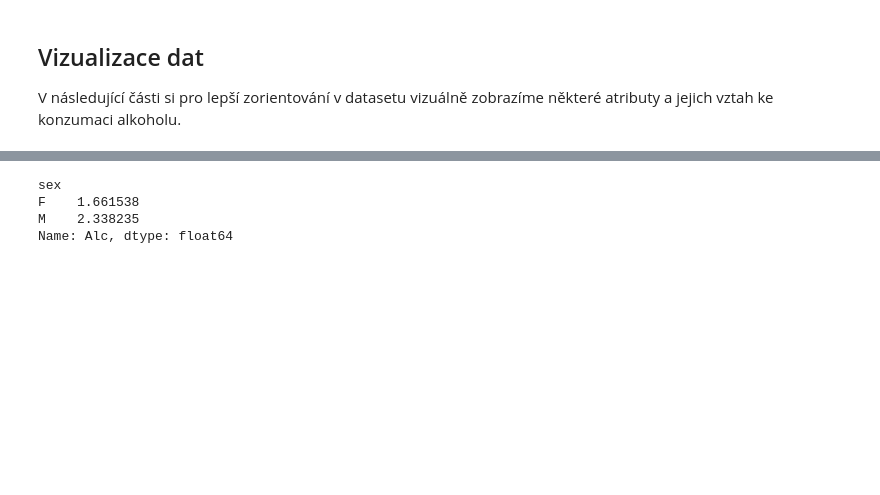
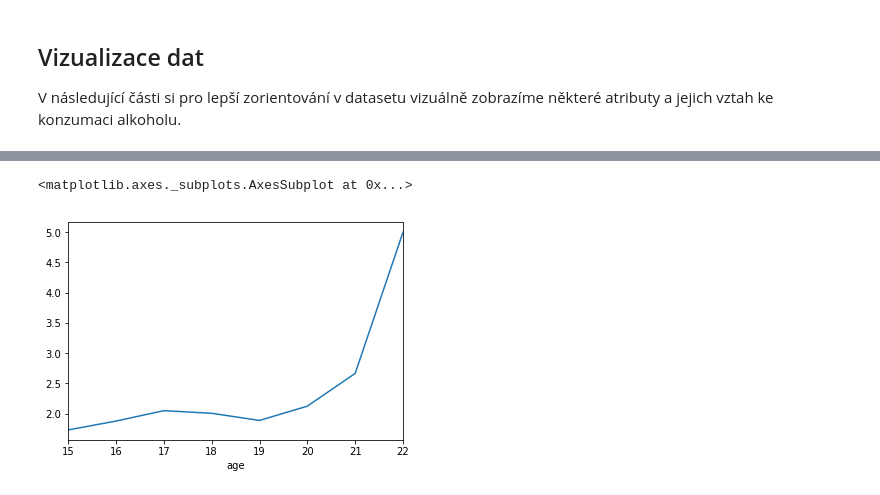
Before and after one commit to skaryys/python_semestralka, a Jupyter notebook: student_alcohol_consumption.ipynb, the cells around one changed output, grey strips where cells are left out. Cells and saved outputs as stored; diff of their text form; code cells hidden in the pictures; blank space fills up the shorter version.

```diff
--- a/student_alcohol_consumption.ipynb
+++ b/student_alcohol_consumption.ipynb
@@ -141,7 +171,5 @@ plt.show()
 # %%
-df.groupby('sex')['Alc'].mean()
+ df.groupby('age')['Alc'].mean().plot()
 # %% [output]
-sex
-F    1.661538
-M    2.338235
-Name: Alc, dtype: float64
+<matplotlib.axes._subplots.AxesSubplot at 0x...>
+[figure, added]
```
Also changed, not shown: parts of 4 cells of this notebook.
